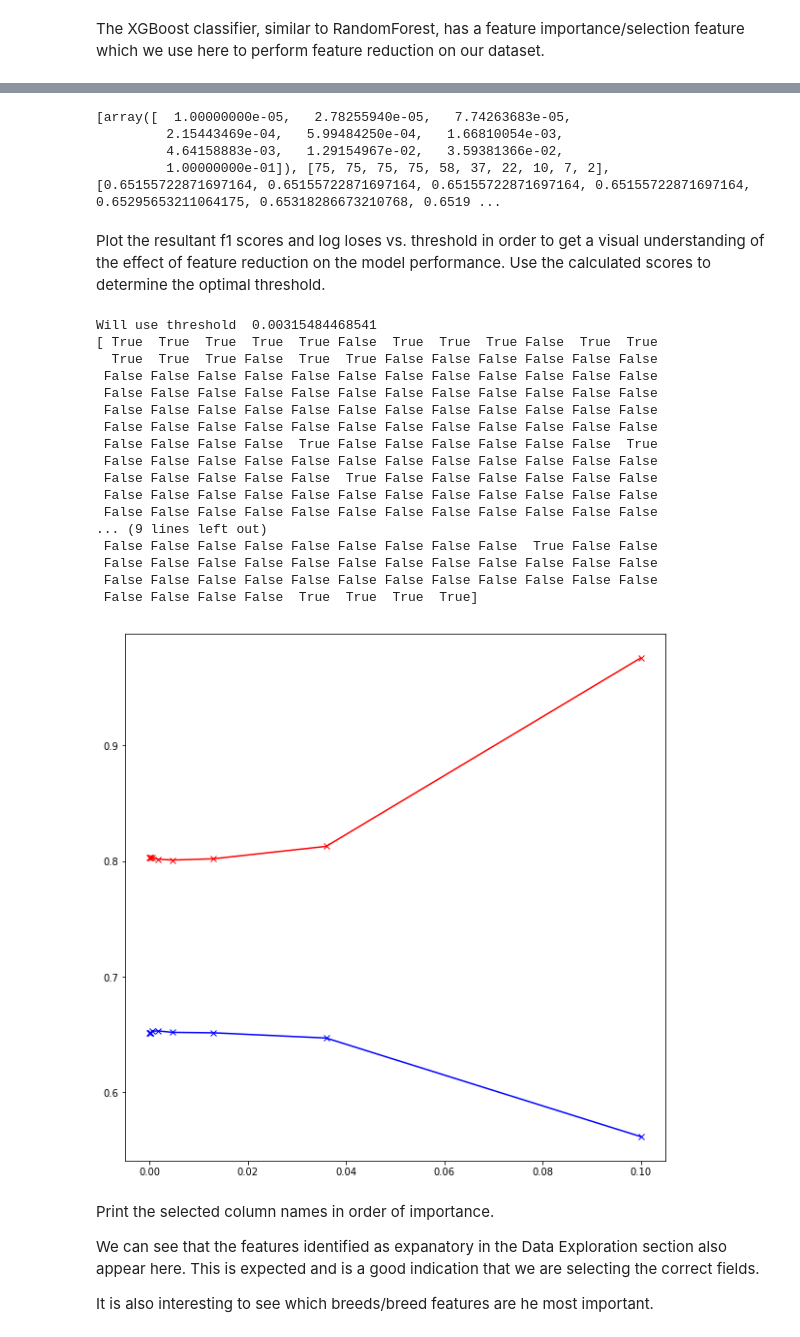
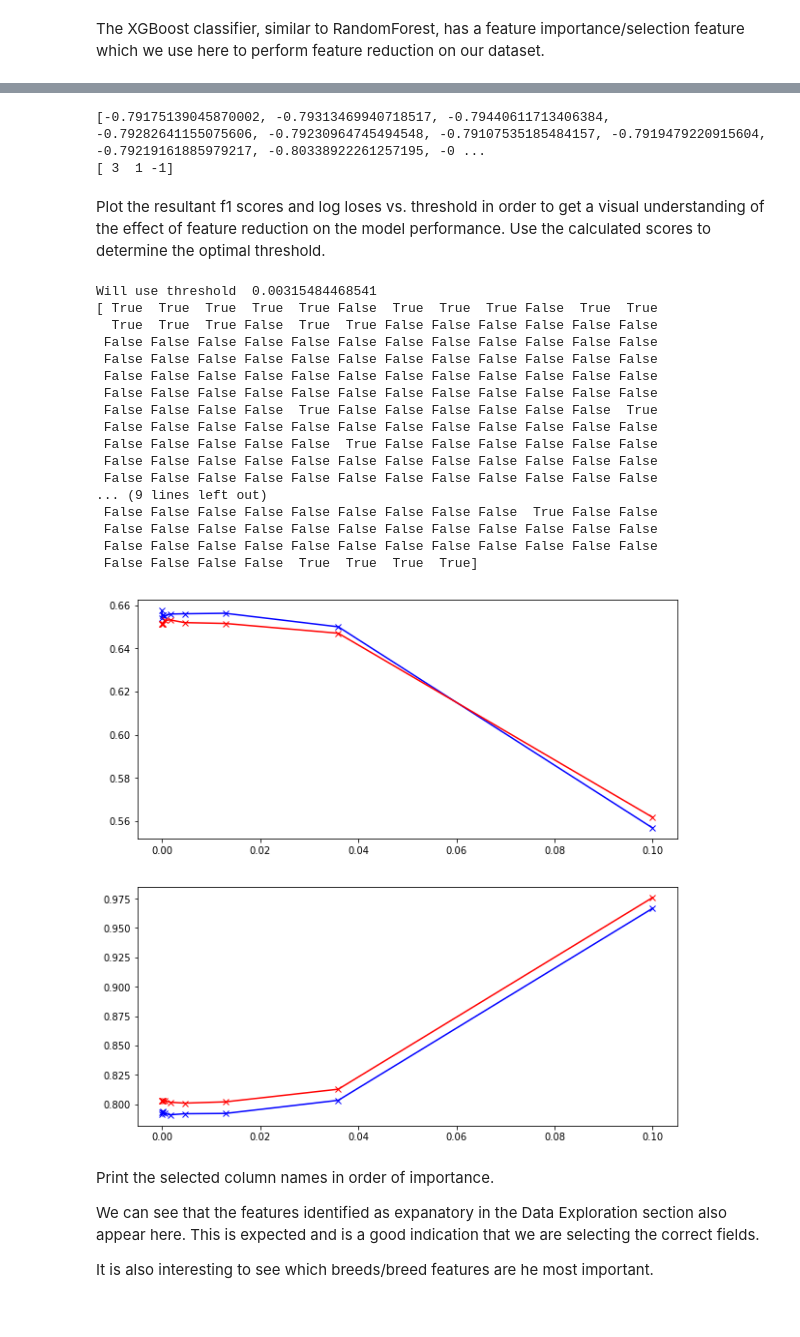
Before and after one commit to etibonuni/ICS5110-Applied-Machine-Learning, a Jupyter notebook: ML-Assignmnent/Animal Shelter/Animal Shelter Predictions-XGBoost.ipynb, the cells around one changed output, grey strips where cells are left out. Saved outputs shown, nothing was run; the diff lists cells and outputs as text; code cells hidden in the pictures.

```diff
--- a/ML-Assignmnent/Animal Shelter/Animal Shelter Predictions-XGBoost.ipynb
+++ b/ML-Assignmnent/Animal Shelter/Animal Shelter Predictions-XGBoost.ipynb
@@ -423,6 +423,7 @@ from sklearn.metrics import roc_curve, auc
 from sklearn.preprocessing import label_binarize
 from sklearn.metrics import f1_score
 from sklearn.metrics import log_loss
+from sklearn.model_selection import cross_val_score
 
 # Define an instance of XGBoost and fir the training set to it
 fselGB = xgb.XGBClassifier(n_jobs=4)
@@ -439,14 +440,23 @@ plt.show()
 # In this way we determine the threshold value at which the performance is maximised and hence which features
 # to include in our model.
 thresholds_for_test = np.geomspace(0.00001, 0.1, 10, endpoint=True)
-f1scores=[]
-loglosses=[]
+f1scorescv=[]
+loglossescv=[]
+f1scorestest=[]
+loglossestest=[]
 paramsleft=[]
 for thresh in thresholds_for_test:
     support = fselGB.feature_importances_>thresh
     print "Threshold=", thresh, ": Re-fitting with ", np.sum(support), " features instead of ", len(support)
 
     GB2 = xgb.XGBClassifier(n_jobs=4)
+
+
+    stcv = StratifiedKFold(y_train[:,0],n_folds=3,shuffle=True)
+    loglosscv = cross_val_score(GB2, X_train[:,support], y_train[:,0], cv=stcv, scoring="neg_log_loss")
+    f1cv = cross_val_score(GB2, X_train[:,support], y_train[:,0], cv=stcv, scoring="f1_weighted")
+    print "f1 score(cv)=", f1cv
+    print "log loss(cv)=", loglosscv
 
     GB2.fit(X_train[:,support], y_train[:,0])
 
@@ -455,11 +465,13 @@ for thresh in thresholds_for_test:
 
     f1score = f1_score(y_test, preds, average="weighted")
     logloss = log_loss(y_test, proba, labels=GB2.classes_)
-    print "f1 score=", f1score
-    print "log loss=", logloss
+    print "f1 score(test)=", f1score
+    print "log loss(test)=", logloss
 
-    f1scores.append(f1score)
-    loglosses.append(logloss)
+    f1scorescv.append(np.mean(f1cv))
+    loglossescv.append(np.mean(loglosscv))
+    f1scorestest.append(f1score)
+    loglossestest.append(logloss)
     paramsleft.append(np.sum(support))
 # %% [output]
 [figure]
@@ -483,20 +495,24 @@ log loss= 0.975876141057
-# %%
-xgbresults = [thresholds_for_test, paramsleft, f1scores, loglosses]
-print xgbresults
-# %% [output]
-[array([  1.00000000e-05,   2.78255940e-05,   7.74263683e-05,
-         2.15443469e-04,   5.99484250e-04,   1.66810054e-03,
-         4.64158883e-03,   1.29154967e-02,   3.59381366e-02,
-         1.00000000e-01]), [75, 75, 75, 75, 58, 37, 22, 10, 7, 2], [0.65155722871697164, 0.65155722871697164, 0.65155722871697164, 0.65155722871697164, 0.65295653211064175, 0.65318286673210768, 0.6519 ...
+# %%
+#xgbresults = [thresholds_for_test, paramsleft, f1scores, loglosses]
+#print xgbresults
+print loglossescv
+[abs(loglossescv[i]) for i in range(len(loglossescv))]
+
+print np.array([4,3,2])-np.array([1,2,3])
+# %% [output]
+[-0.79175139045870002, -0.79313469940718517, -0.79440611713406384, -0.79282641155075606, -0.79230964745494548, -0.79107535185484157, -0.7919479220915604, -0.79219161885979217, -0.80338922261257195, -0 ...
+[ 3  1 -1]
 # %% [markdown]
 Plot the resultant f1 scores and log loses vs. threshold in order to get a visual understanding of the effect of feature reduction on the model performance.
 Use the calculated scores to determine the optimal threshold.
 # %%
-f, ax = plt.subplots(1, figsize=(10,10))
-plt.plot(thresholds_for_test, f1scores, "bx-", thresholds_for_test, loglosses, "rx-",)
+f, (ax1, ax2) = plt.subplots(2,1, figsize=(10,10))
+ax1.plot(thresholds_for_test, f1scorescv, "bx-", thresholds_for_test, f1scorestest, "rx-")
+ax2.plot(thresholds_for_test, [abs(loglossescv[i]) for i in range(len(loglossescv))], "bx-", thresholds_for_test, loglossestest, "rx-")
 
-f1_thresh = np.argsort(f1scores)[-1] # index of best f1 score
-ll_thresh = np.argsort(loglosses)[0] # index of best log loss
+# Select an optimum threshold
+f1_thresh = np.argsort(f1scorestest)[-1]
+ll_thresh = np.argsort(loglossestest)[0]
 
 # Average the two
 final_threshold = np.average((thresholds_for_test[f1_thresh], thresholds_for_test[ll_thresh]))
@@ -504,34 +520,34 @@ final_threshold = np.average((thresholds_for_test[f1_thresh], thresholds_for_tes
 # final_support is now a boolean array masking out the most important features.
 final_support = fselGB.feature_importances_>=final_threshold
 
 print "Will use threshold ", final_threshold
 print final_support
 
 # Save the contents of X_test before feature reduction.
 #X_test_pre_red = X_test
 
 # Reduce the features on the training and test sets
 X_train = X_train[:,final_support]
 X_test = X_test[:, final_support]
 # %% [output]
 Will use threshold  0.00315484468541
 [ True  True  True  True  True False  True  True  True False  True  True
   True  True  True False  True  True False False False False False False
  False False False False False False False False False False False False
  False False False False False False False False False False False False
  False False False False False False False False False False False False
  False False False False False False False False False False False False
  False False False False  True False False False False False False  True
  False False False False False False False False False False False False
  False False False False False  True False False False False False False
  False False False False False False False False False False False False
  False False False False False False False False False False False False
 ... (9 lines left out)
  False False False False False False False False False  True False False
  False False False False False False False False False False False False
  False False False False False False False False False False False False
  False False False False  True  True  True  True]
-[figure, old version]
+[figure, new version]
 # %% [markdown]
 Print the selected column names in order of importance.
 
```
Also changed, not shown: parts of 1 cell of this notebook, 1 other file.
